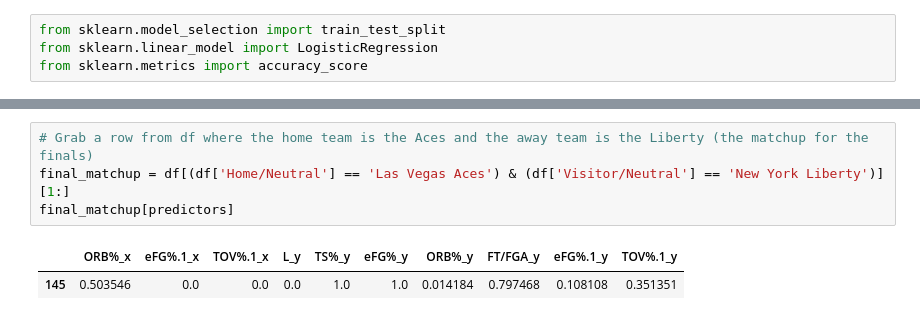
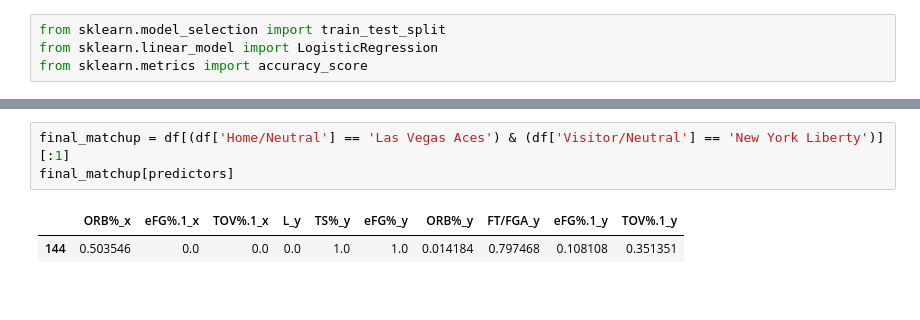
Before and after one commit to AggieSportsAnalytics/WiCS-ASA-Workshop, a Jupyter notebook: predict.ipynb, the cells around one changed output, grey strips where cells are left out. Cells and saved outputs as stored; diff of their text form.

```diff
--- a/predict.ipynb
+++ b/predict.ipynb
@@ -122,7 +170,6 @@ from sklearn.metrics import accuracy_score
 # %%
-# Grab a row from df where the home team is the Aces and the away team is the Liberty (the matchup for the finals)
-final_matchup = df[(df['Home/Neutral'] == 'Las Vegas Aces') & (df['Visitor/Neutral'] == 'New York Liberty')][1:]
+final_matchup = df[(df['Home/Neutral'] == 'Las Vegas Aces') & (df['Visitor/Neutral'] == 'New York Liberty')][:1]
 final_matchup[predictors]
 # %% [output]
 |  | ORB%_x | eFG%.1_x | TOV%.1_x | L_y | TS%_y | eFG%_y | ORB%_y | FT/FGA_y | eFG%.1_y | TOV%.1_y |
-| 145 | 0.503546 | 0.0 | 0.0 | 0.0 | 1.0 | 1.0 | 0.014184 | 0.797468 | 0.108108 | 0.351351 |
+| 144 | 0.503546 | 0.0 | 0.0 | 0.0 | 1.0 | 1.0 | 0.014184 | 0.797468 | 0.108108 | 0.351351 |
```
Also changed, not shown: parts of 24 cells of this notebook.
